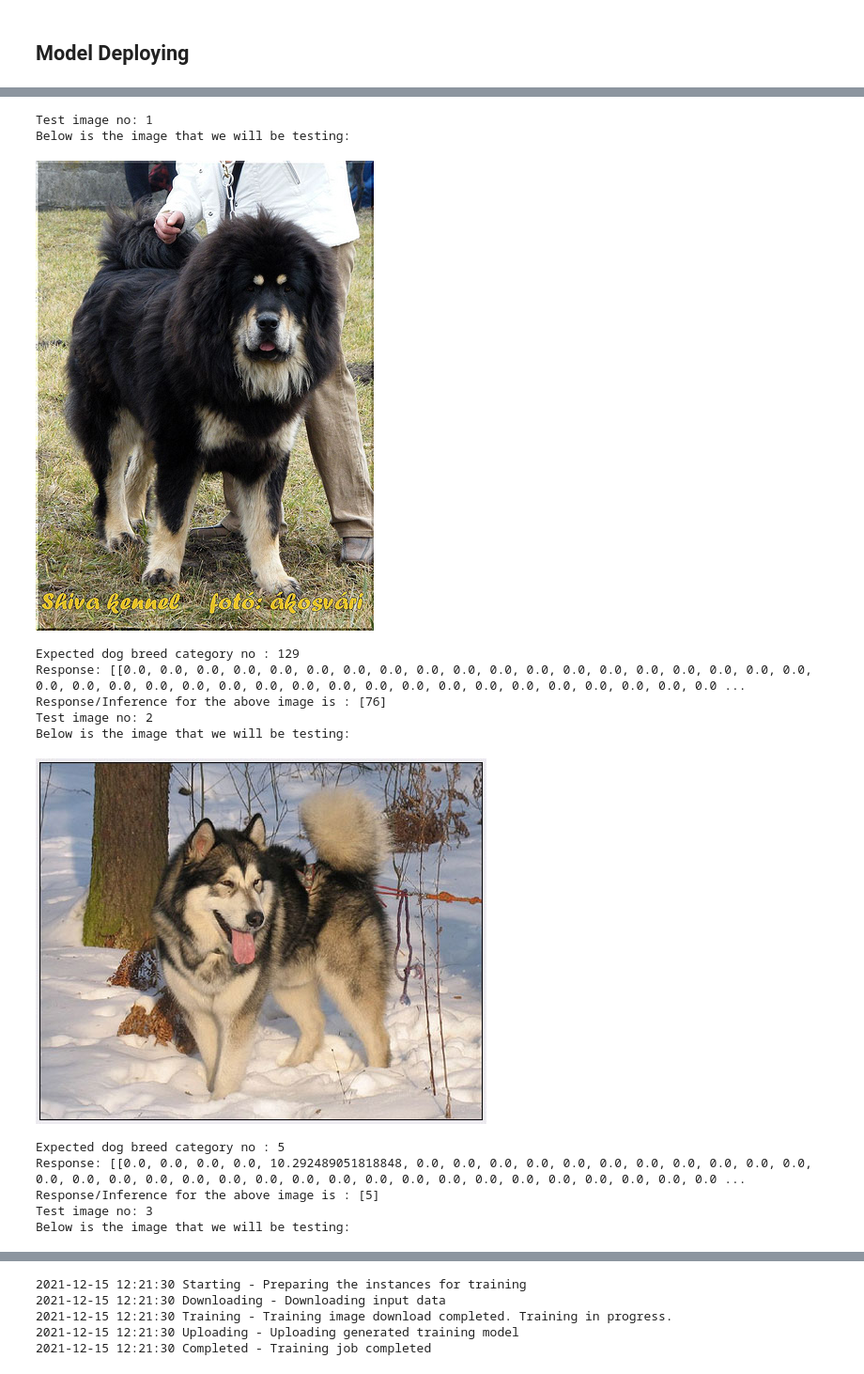
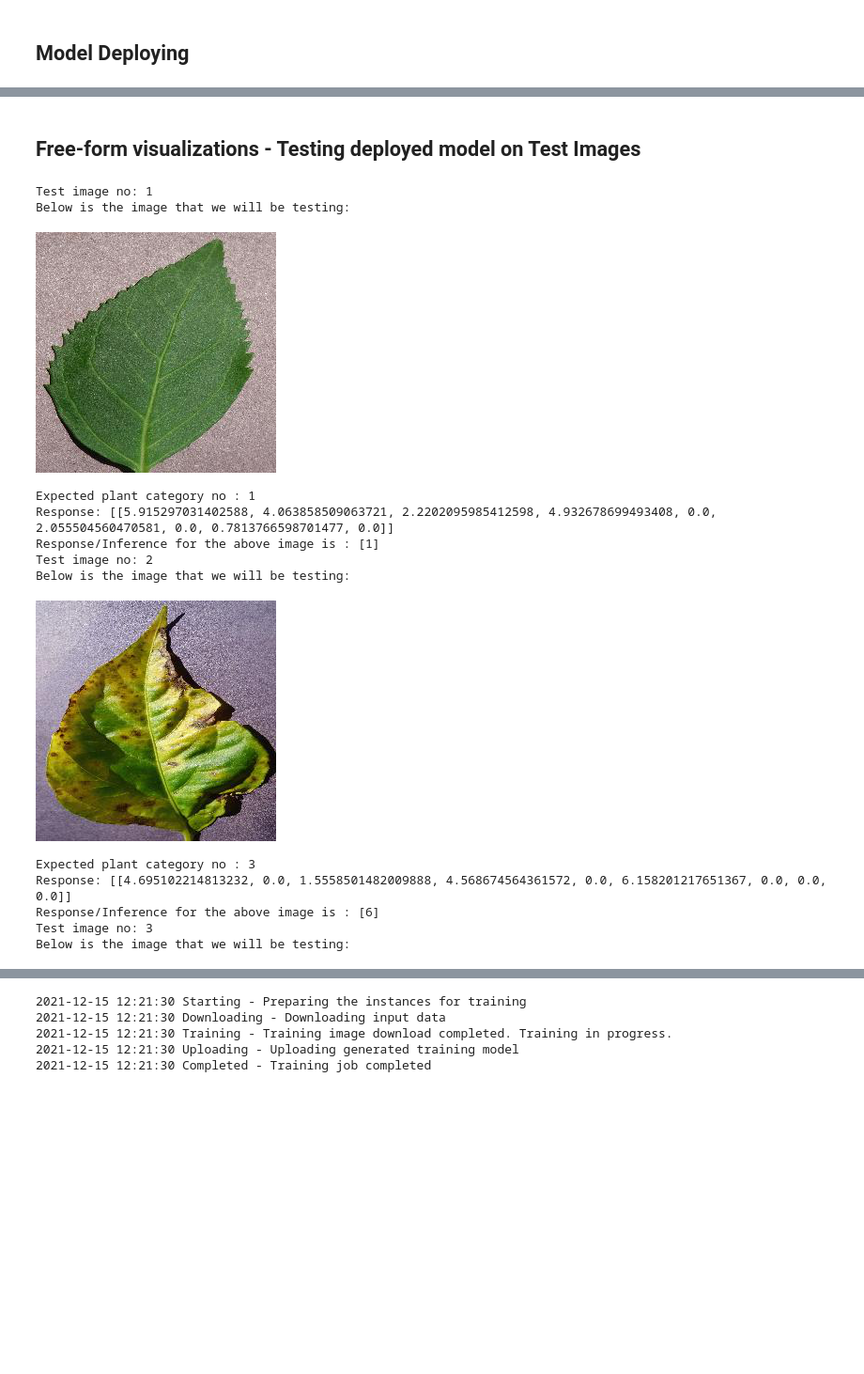
Before and after one commit to Prafull-parmar/AWS-MLE-Capstone-project, a Jupyter notebook: capstone_project.ipynb, the cells around one changed output, grey strips where cells are left out. Shown at 94% size. Saved outputs shown, nothing was run; the diff lists cells and outputs as text; code cells hidden in the pictures; blank space fills up the shorter version.

```diff
--- a/capstone_project.ipynb
+++ b/capstone_project.ipynb
@@ -460,7 +667,7 @@ from sagemaker.pytorch import PyTorchModel
 from sagemaker.predictor import Predictor
 
 #Below is the s3 location of our saved model that was trained by the training job using the best hyperparameters
-model_data_artifacts = "s3://sagemaker-us-east-1-874422048278/pytorch-training-2021-12-15-12-06-44-446/output/model.tar.gz"
+model_data_artifacts = "s3://sagemaker-us-east-1-970845818811/pytorch-training-2022-01-24-07-46-57-185/output/model.tar.gz"
 
 #We need to define the serializer and deserializer that we will be using as default for our Prediction purposes
 jpeg_serializer = sagemaker.serializers.IdentitySerializer("image/jpeg")
@@ -477,7 +684,7 @@ class ImgPredictor(Predictor):
         )
 
 pytorch_model = PyTorchModel( model_data = model_data_artifacts,
-                            role = role,
+                             role = role,
                              entry_point= "endpoint_inference.py",
                              py_version = "py36",
                              framework_version = "1.6",
@@ -490,40 +697,42 @@ predictor = pytorch_model.deploy( initial_instance_count = 1, instance_type = "m
+# %% [markdown]
+## Free-form visualizations - Testing deployed model on Test Images
 # %%
 #Testing the deployed endpoint using some test images
 #Solution 1: Using the Predictor object directly.
 from PIL import Image
 import io
 import os
 import numpy as np
 
 test_dir = "./testImages"
-test_images = [ "TestImg_Tibetan_mastiff.jpg", 'TestImg_Alaskan_malamute.jpg', 'TestImg_Belgian_sheepdog.jpg' ]
-test_images_expected_output = [129, 5, 21 ]
+test_images = [ "cherry_healthy.JPG",'pepper_bell_bacteria.JPG', 'potato_early_blight.JPG', 'strawberry_leaf_scortch.JPG' ]
+test_images_expected_output = [ 1, 3,5, 9 ]
 for index in range(len(test_images) ):
     test_img = test_images[index]
-    expected_breed_category = test_images_expected_output[index]
+    expected_plant_category = test_images_expected_output[index]
     print(f"Test image no: {index+1}")
     test_file_path = os.path.join(test_dir,test_img)
     with open(test_file_path , "rb") as f:
         payload = f.read()
         print("Below is the image that we will be testing:")
         display(Image.open(io.BytesIO(payload)))
-        print(f"Expected dog breed category no : {expected_breed_category}")
+        print(f"Expected plant category no : {expected_plant_category}")
         response = predictor.predict(payload, initial_args={"ContentType": "image/jpeg"})
         print(f"Response: {response}")
-        predicted_dog_breed = np.argmax(response,1) + 1 #We need to do plus 1 as index starts from zero and prediction is zero-indexed
-        print(f"Response/Inference for the above image is : {predicted_dog_breed}")
+        predicted_plant_category = np.argmax(response,1) + 1 #We need to do plus 1 as index starts from zero and prediction is zero-indexed
+        print(f"Response/Inference for the above image is : {predicted_plant_category}")
 # %% [output]
 Test image no: 1
 Below is the image that we will be testing:
-[figure, old version]
+[figure, new version]
-Expected dog breed category no : 129
-Response: [[0.0, 0.0, 0.0, 0.0, 0.0, 0.0, 0.0, 0.0, 0.0, 0.0, 0.0, 0.0, 0.0, 0.0, 0.0, 0.0, 0.0, 0.0, 0.0, 0.0, 0.0, 0.0, 0.0, 0.0, 0.0, 0.0, 0.0, 0.0, 0.0, 0.0, 0.0, 0.0, 0.0, 0.0, 0.0, 0.0, 0.0, 0.0 ...
-Response/Inference for the above image is : [76]
+Expected plant category no : 1
+Response: [[5.915297031402588, 4.063858509063721, 2.2202095985412598, 4.932678699493408, 0.0, 2.055504560470581, 0.0, 0.7813766598701477, 0.0]]
+Response/Inference for the above image is : [1]
 Test image no: 2
 Below is the image that we will be testing:
-[figure, old version]
+[figure, new version]
-Expected dog breed category no : 5
-Response: [[0.0, 0.0, 0.0, 0.0, 10.292489051818848, 0.0, 0.0, 0.0, 0.0, 0.0, 0.0, 0.0, 0.0, 0.0, 0.0, 0.0, 0.0, 0.0, 0.0, 0.0, 0.0, 0.0, 0.0, 0.0, 0.0, 0.0, 0.0, 0.0, 0.0, 0.0, 0.0, 0.0, 0.0, 0.0, 0.0 ...
-Response/Inference for the above image is : [5]
+Expected plant category no : 3
+Response: [[4.695102214813232, 0.0, 1.5558501482009888, 4.568674564361572, 0.0, 6.158201217651367, 0.0, 0.0, 0.0]]
+Response/Inference for the above image is : [6]
 Test image no: 3
 Below is the image that we will be testing:
```
Also changed, not shown: parts of 50 cells of this notebook, 13 other files.
